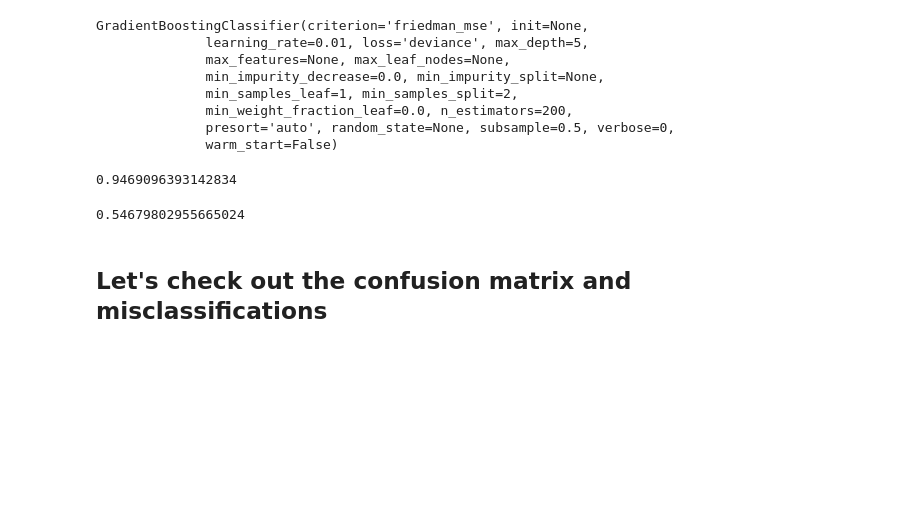
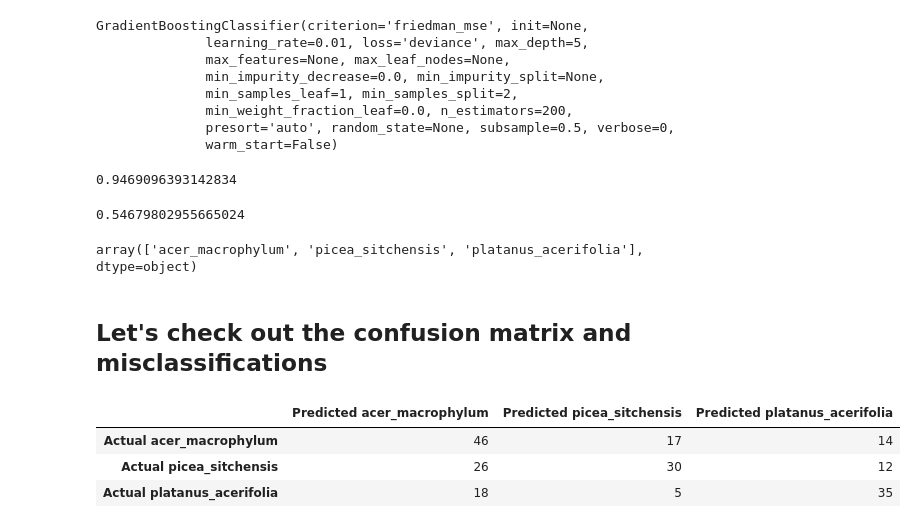
Before and after one commit to NathanielBlairStahn/tree-logic, a Jupyter notebook: build_a_model.ipynb, the cells around one changed output. Cells and saved outputs as stored; diff of their text form; code cells hidden in the pictures; blank space fills up the shorter version.

```diff
--- a/build_a_model.ipynb
+++ b/build_a_model.ipynb
@@ -296,5 +314,16 @@ y_test_hat_cat = gb_model.predict(X_test)
 accuracy_score(y_test, y_test_hat_cat)
 # %% [output]
 0.54679802955665024
+# %%
+gb_model.classes_
+# %% [output]
+array(['acer_macrophylum', 'picea_sitchensis', 'platanus_acerifolia'], dtype=object)
 # %% [markdown]
 ## Let's check out the confusion matrix and misclassifications
+# %%
+confusion_df(y_test, y_test_hat_cat, gb_model)
+# %% [output]
+|  | Predicted acer_macrophylum | Predicted picea_sitchensis | Predicted platanus_acerifolia |
+| Actual acer_macrophylum | 46 | 17 | 14 |
+| Actual picea_sitchensis | 26 | 30 | 12 |
+| Actual platanus_acerifolia | 18 | 5 | 35 |
```
Also changed, not shown: parts of 9 cells of this notebook.
